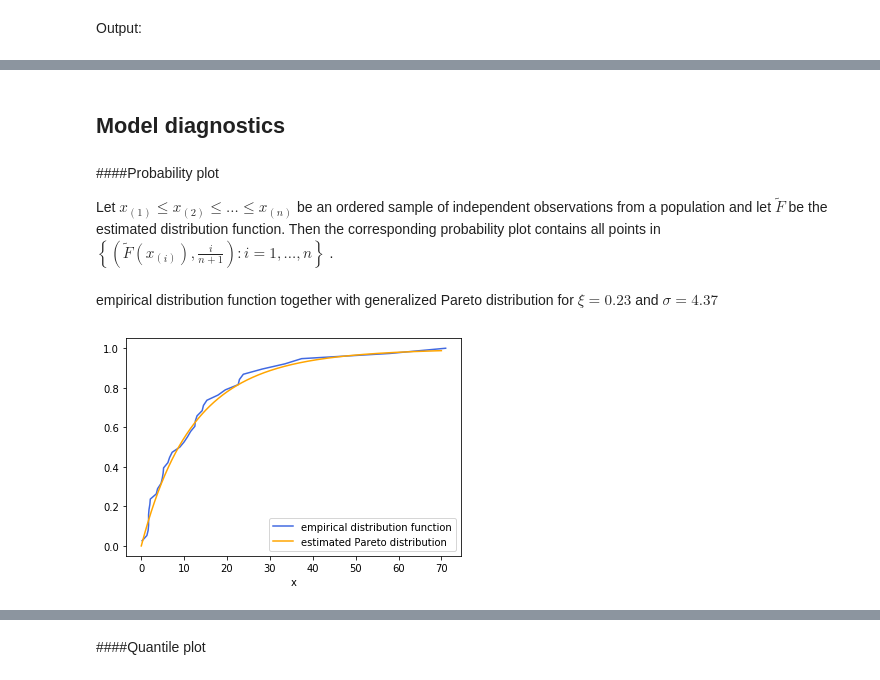
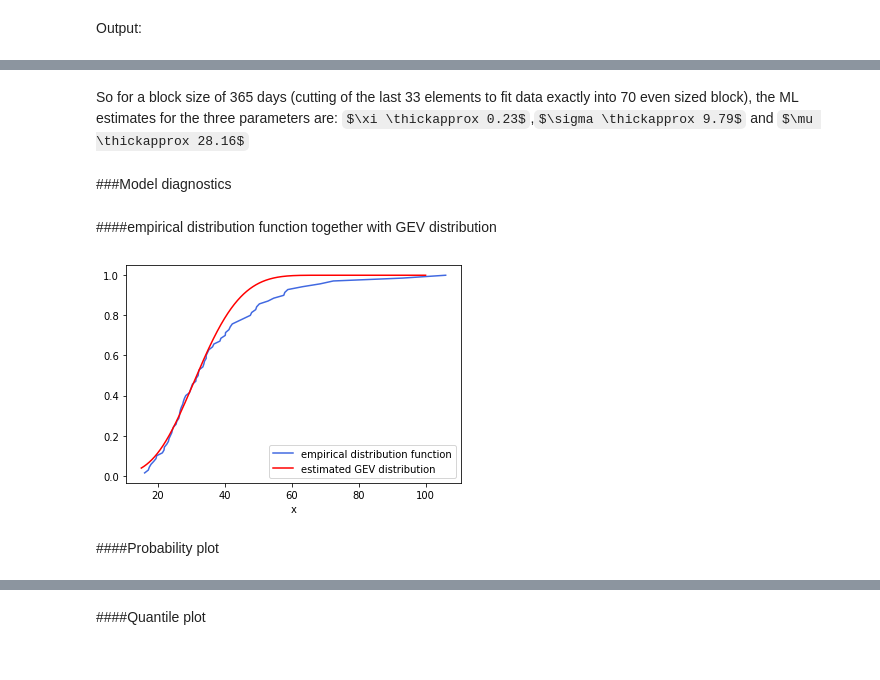
Before and after one commit to nathalieveronika/extreme_value_theory, a Jupyter notebook: 5Application.ipynb, the cells around one changed output, grey strips where cells are left out. Cells and saved outputs as stored; diff of their text form; code cells hidden in the pictures; some formulas as TeX source.

```diff
--- a/5Application.ipynb
+++ b/5Application.ipynb
@@ -52,8 +48,11 @@ import matplotlib.pyplot as plt
 
 
 n = len(df)
-for i in range(n):
-  df["Year"][i] = int(str(original_df['Zeitstempel'][i])[:4])
+# for i in range(n):
+#   df.loc[i, "Year"] = int(str(original_df['Zeitstempel'][i])[:4])
+
+df['Year'] = original_df['Zeitstempel'].map(lambda x: int(str(x)[:4]))
 df.plot(kind='scatter',x='Year',y='mm',color="royalblue")
+#plt.axhline(y=30, color="orange", linestyle='-')
 plt.savefig(filepath+"rainfall_accumulations.png", bbox_inches = 'tight')
 # %% [output]
@@ -145,0 +309,16 @@ len(mm)
+# %%
+import matplotlib.pyplot as plt
+
+blocks = [mm[x:x+365] for x in range(0, len(mm), 365)]
+blockmaxs = []
+for i in range(70):
+  blockmaxs.append(max(blocks[i]))
+
+x = np.linspace(1950,2019,70)
+n = len(df)
+for i in range(n):
+  df["Year"][i] = int(str(original_df['Zeitstempel'][i])[:4])
+df.plot(kind='scatter',x='Year',y='mm',color="royalblue")
+plt.scatter(x,blockmaxs,color="red")
+plt.savefig(filepath+"rainfall_accumulations_block.png", bbox_inches = 'tight')
+plt.show()
@@ -160,32 +341,33 @@ and for $u=18$, $\hat{\xi} \thickapprox 7.91$ and $\hat{\sigma} \thickapprox 0.1
+# %% [markdown]
+So for a block size of 365 days (cutting of the last 33 elements to fit data exactly into 70 even sized block), the ML estimates for the three parameters are: $\xi \thickapprox 0.23$,$\sigma \thickapprox 9.79$ and $\mu \thickapprox 28.16$
 # %% [markdown]
-## Model diagnostics
+###Model diagnostics
-# %% [markdown]
-####Probability plot
-
-Let $x_{(1)}\leq x_{(2)}\leq...\leq x_{(n)}$ be an ordered sample of independent observations from a population and let $\tilde{F}$ be the estimated distribution function. Then the corresponding probability plot contains all points in $\left\{ \left(\tilde{F}\left(x_{(i)}\right),\frac{i}{n+1}\right):i=1,...,n\right\}$ .
-# %% [markdown]
-empirical distribution function together with generalized Pareto distribution for $\xi=0.23$ and $\sigma = 4.37$
+# %% [markdown]
+####empirical distribution function together with GEV distribution
 # %%
 import numpy as np
 import matplotlib.pyplot as plt
 from statsmodels.distributions.empirical_distribution import ECDF
-from scipy.stats import genpareto
+from scipy.stats import genextreme
 
 f = plt.figure()
 plt.xlabel("x")
 
-mle_xi = 0.12
-mle_sigma = 12.06
-u = 35
-ecdf = ECDF(np.asarray(mm)[np.asarray(mm)>u])
+block_mle_xi = 0.23
+block_mle_sigma = 9.70
+block_mle_mu = 28.16
 
-plt.plot(ecdf.x-u, ecdf.y,label="empirical distribution function",color="royalblue")
+ecdf = ECDF(np.asarray(blockmaxs))
 
-x = np.linspace(0,70,100000)
-plt.plot(x,genpareto.cdf(x, c=mle_xi,scale=mle_sigma),
-         label="estimated Pareto distribution",color="orange")
+plt.plot(ecdf.x, ecdf.y,label="empirical distribution function",color="royalblue")
+
+x = np.linspace(15,100,100000)
+plt.plot(x,genextreme.cdf(x, c=block_mle_xi,scale=block_mle_sigma,loc=block_mle_mu),
+         label="estimated GEV distribution",color="red")
 plt.legend()
-plt.savefig(filepath+"directcomparision_df_rain.png", bbox_inches = 'tight')
+plt.savefig(filepath+"directcomparision_block_df_rain.png", bbox_inches = 'tight')
 # %% [output]
-[figure, old version]
+[figure, new version]
+# %% [markdown]
+####Probability plot
 # %%
```
Also changed, not shown: parts of 51 cells of this notebook.
